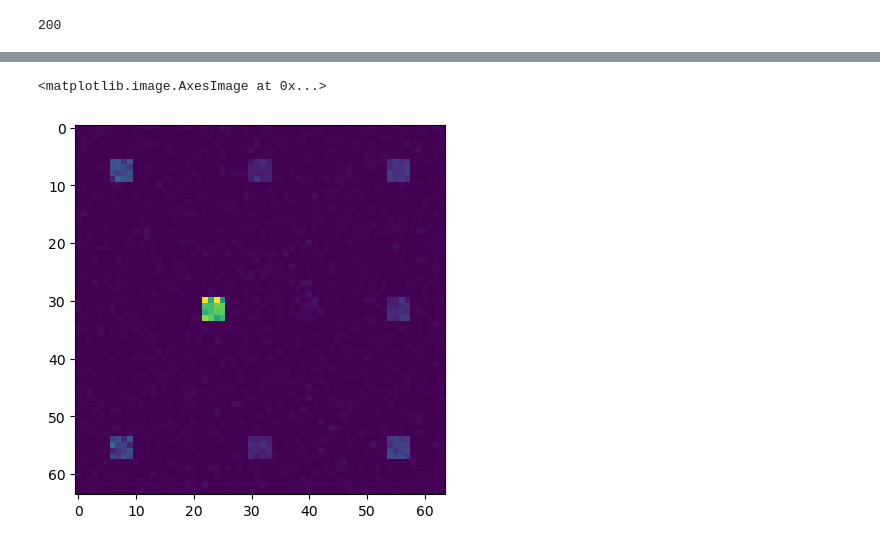
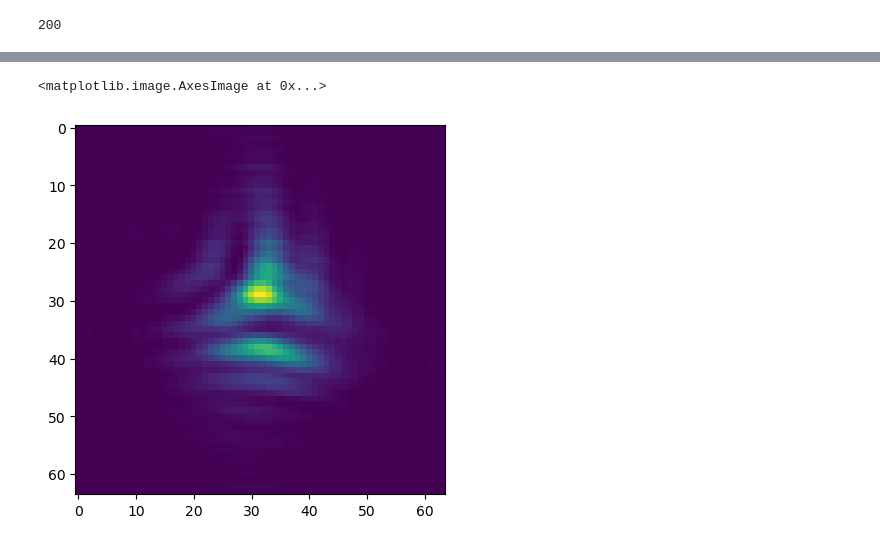
Before and after one commit to Loli-Eternally/D2NN-with-Pytorch, a Jupyter notebook: D2NN-premium.ipynb, the cells around one changed output, grey strips where cells are left out. Saved outputs shown, nothing was run; the diff lists cells and outputs as text; code cells hidden in the pictures.

```diff
--- a/D2NN-premium.ipynb
+++ b/D2NN-premium.ipynb
@@ -90,7 +90,7 @@ torch.Size([200, 64, 64])
 # %%
 class Diffractive_Layer(torch.nn.Module):
     # 模型初始化（构造实例），默认实参波长为532e-9，网格总数50，网格大小20e-6，z方向传播0.002。
-    def __init__(self, λ = 532e-9, N_pixels = 64, pixel_size = 20e-6, distance = torch.tensor([0.001])):
+    def __init__(self, λ = 532e-9, N_pixels = 64, pixel_size = 20e-6, distance = torch.tensor([0.02])):
         super(Diffractive_Layer, self).__init__() # 初始化父类
 
         # 以1/d为单位频率，得到一系列频率分量[0, 1, 2, ···, N_pixels/2-1,-N_pixels/2, ···, -1]/(N_pixels*d)。
@@ -546,7 +565,7 @@ torch.cuda.empty_cache()
 # %% [markdown]
 ### ***Loading***
 # %%
-model = torch.load('MNIST_0.7448.pth')
+model = torch.load('MNIST_0.7426.pth')
 # %% [markdown]
 ### ***Data Analysis***
 # %%
@@ -678,15 +696,15 @@ torch.Size([64, 64])
 # 写一个测试模型，用于查看中间层的输出图案
 class DNN_test(torch.nn.Module):
     def __init__(self, phase=[], num_layers=5, wl = 532e-9, N_pixels = 64, pixel_size = 10*wl,
-                 distance_between_layers = 0.005, distance_to_detectors = 0.02):
+                 distance = 0.005):
 
         super(DNN_test, self).__init__()
 
         # 定义中间的衍射层
-        self.diffractive_layers = torch.nn.ModuleList([Diffractive_Layer(wl, N_pixels, pixel_size, distance_between_layers)
-                                                       for _ in range(num_layers)])
+        self.diffractive_layers = torch.nn.ModuleList([Diffractive_Layer(wl, N_pixels, pixel_size, distance[i])
+                                                       for i in range(num_layers)])
         # 定义最后的探测层
-        self.last_diffractive_layer = Propagation_Layer(wl, N_pixels, pixel_size, distance_to_detectors)
+        self.last_diffractive_layer = Propagation_Layer(wl, N_pixels, pixel_size, distance[-1])
         self.sofmax = torch.nn.Softmax(dim=-1)
 
     # 计算多层衍射前向传播
@@ -706,7 +724,7 @@ class DNN_test(torch.nn.Module):
             Int.append(torch.abs(E_out[i])**2)
         return Int
 # %%
-model_test = DNN_test(phase = phase)
+model_test = DNN_test(phase = phase, num_layers = 5, wl = wl, pixel_size = pixel_size, distance = distance).to(device)
 # %%
 mid_img = model_test(images_E)
 # %%
@@ -726,6 +744,6 @@ plt.imshow(images_E[0].cpu().detach().numpy())
 # %%
 # Batch里第2个样品在第1层的图案
-plt.imshow(mid_img[5][0].cpu().detach().numpy())
+plt.imshow(mid_img[0][0].cpu().detach().numpy())
 # %% [output]
 <matplotlib.image.AxesImage at 0x...>
-[figure, old version]
+[figure, new version]
```
Also changed, not shown: parts of 19 cells of this notebook, 1 other file.
